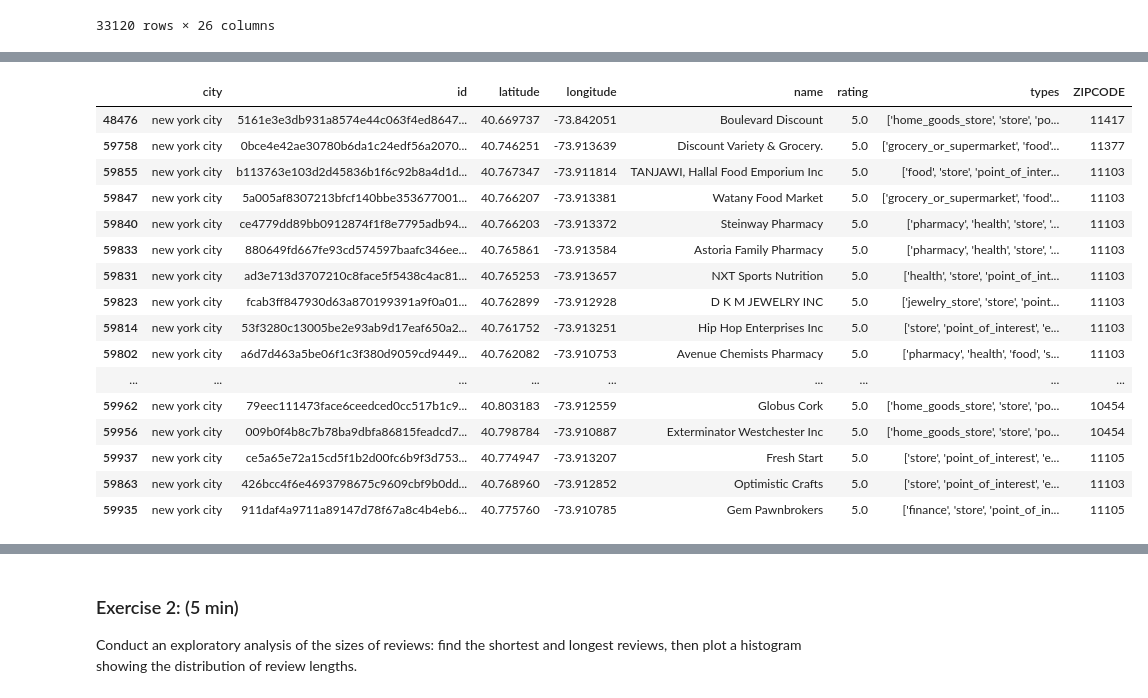
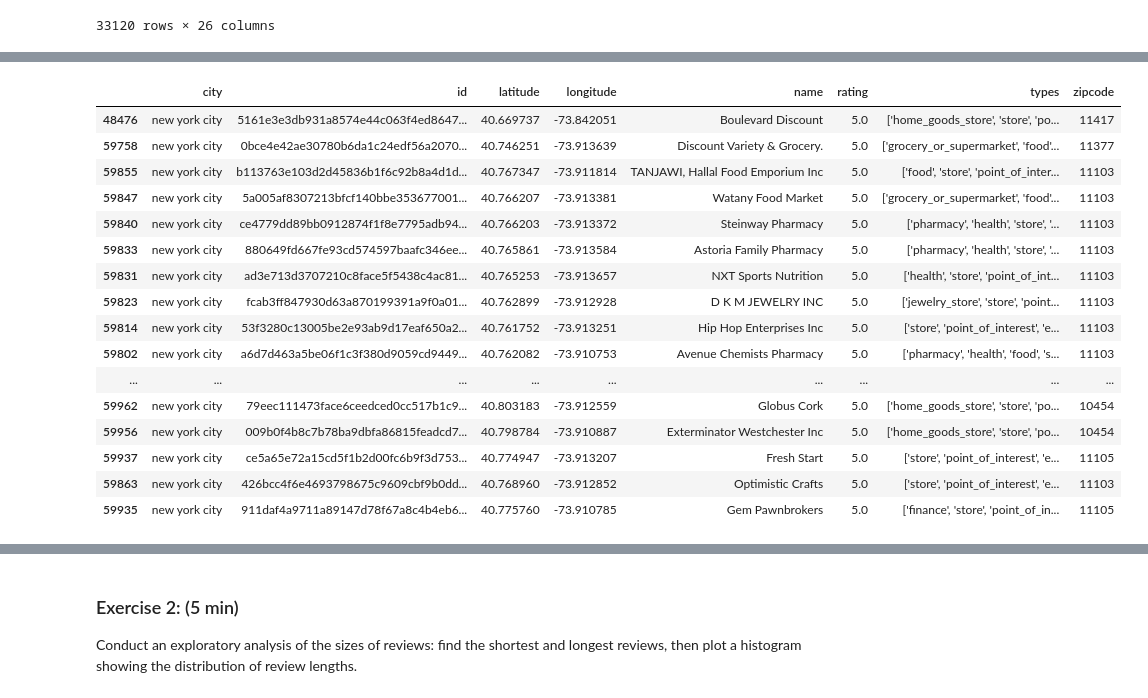
Before and after one commit to ChengAaron/1130-Final, a Jupyter notebook: 1130 Project.ipynb, the cells around one changed output, grey strips where cells are left out. Saved outputs shown, nothing was run; the diff lists cells and outputs as text; code cells hidden in the pictures.

```diff
--- a/1130 Project.ipynb
+++ b/1130 Project.ipynb
@@ -233,20 +272,20 @@ realcleaned.head()
 # %%
 import numpy as np
 import pandas as pd
 from geopy.geocoders import Nominatim
 from geopy.point import Point
 import geopy
 
 def get_zip_code(x):
     geolocator = geopy.Nominatim(user_agent="check_1")
     location = geolocator.reverse("{}, {}".format(x['latitude'],x['longitude']))
     return location.raw['address']['postcode']
 venu = venuescl.sort_values(by=['rating'], ascending=False)
 venu = venu.head(50)
-venu['ZIPCODE'] = venu.apply(lambda x: get_zip_code(x), axis = 1)
+venu['zipcode'] = venu.apply(lambda x: get_zip_code(x), axis = 1)
 venu
 # %% [output]
-|  | city | id | latitude | longitude | name | rating | types | ZIPCODE |
+|  | city | id | latitude | longitude | name | rating | types | zipcode |
 | 48476 | new york city | 5161e3e3db931a8574e44c063f4ed8647... | 40.669737 | -73.842051 | Boulevard Discount | 5.0 | ['home_goods_store', 'store', 'po... | 11417 |
 | 59758 | new york city | 0bce4e42ae30780b6da1c24edf56a2070... | 40.746251 | -73.913639 | Discount Variety & Grocery. | 5.0 | ['grocery_or_supermarket', 'food'... | 11377 |
 | 59855 | new york city | b113763e103d2d45836b1f6c92b8a4d1d... | 40.767347 | -73.911814 | TANJAWI, Hallal Food Emporium Inc | 5.0 | ['food', 'store', 'point_of_inter... | 11103 |
```
Also changed, not shown: parts of 11 cells of this notebook.
